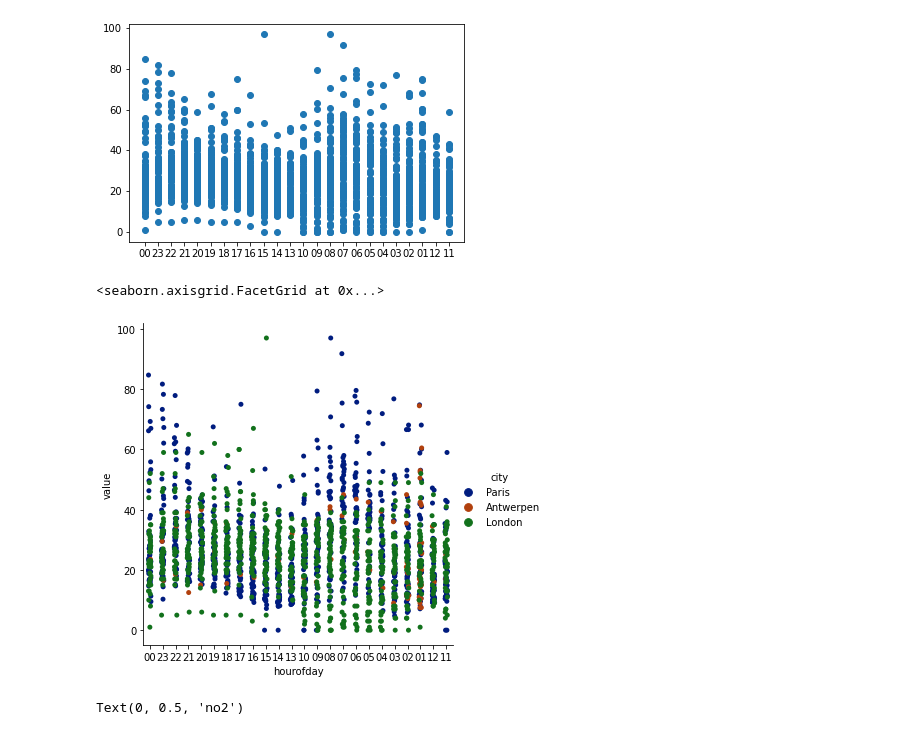
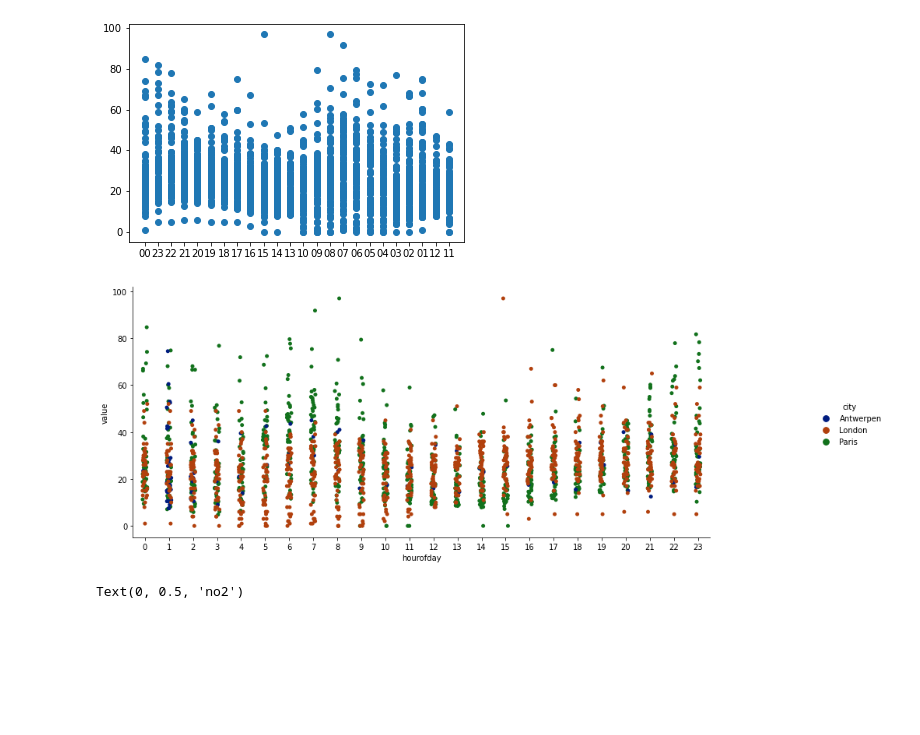
Before and after one commit to siandav/cosferlabwork, a Jupyter notebook: Jupyter/Week1/Day2 H4A_analysis_1.ipynb, the cells around one changed output. Saved outputs shown, nothing was run; the diff lists cells and outputs as text; code cells hidden in the pictures; blank space fills up the shorter version.

```diff
--- a/Jupyter/Week1/Day2 H4A_analysis_1.ipynb
+++ b/Jupyter/Week1/Day2 H4A_analysis_1.ipynb
@@ -1025,11 +1012,15 @@ plt.scatter(x=df['hourofday'],y=df['value'])
 # %% [output]
 <matplotlib.collections.PathCollection at 0x...>
 [figure]
+# %%
+# convert hour of day into numeric field to resolve column order of hours
+df['hourofday']=pd.to_numeric(df['hourofday'], errors='coerce')
 # %%
-sns.catplot(data=df,x='hourofday',y='value',hue='city',palette='dark')
+# hue order is to order by citys.
+ax = sns.catplot(data=df,x='hourofday',y='value',hue='city',palette='dark', col_order='desc', hue_order=['Antwerpen', 'London', 'Paris'])
+ax.fig.set_figwidth(15)
 # %% [output]
-<seaborn.axisgrid.FacetGrid at 0x...>
-[figure, old version]
+[figure, new version]
 # %%
 paris=df.query('city=="Paris"')
 # %%
```
Also changed, not shown: parts of 11 cells of this notebook, 31 other files.
